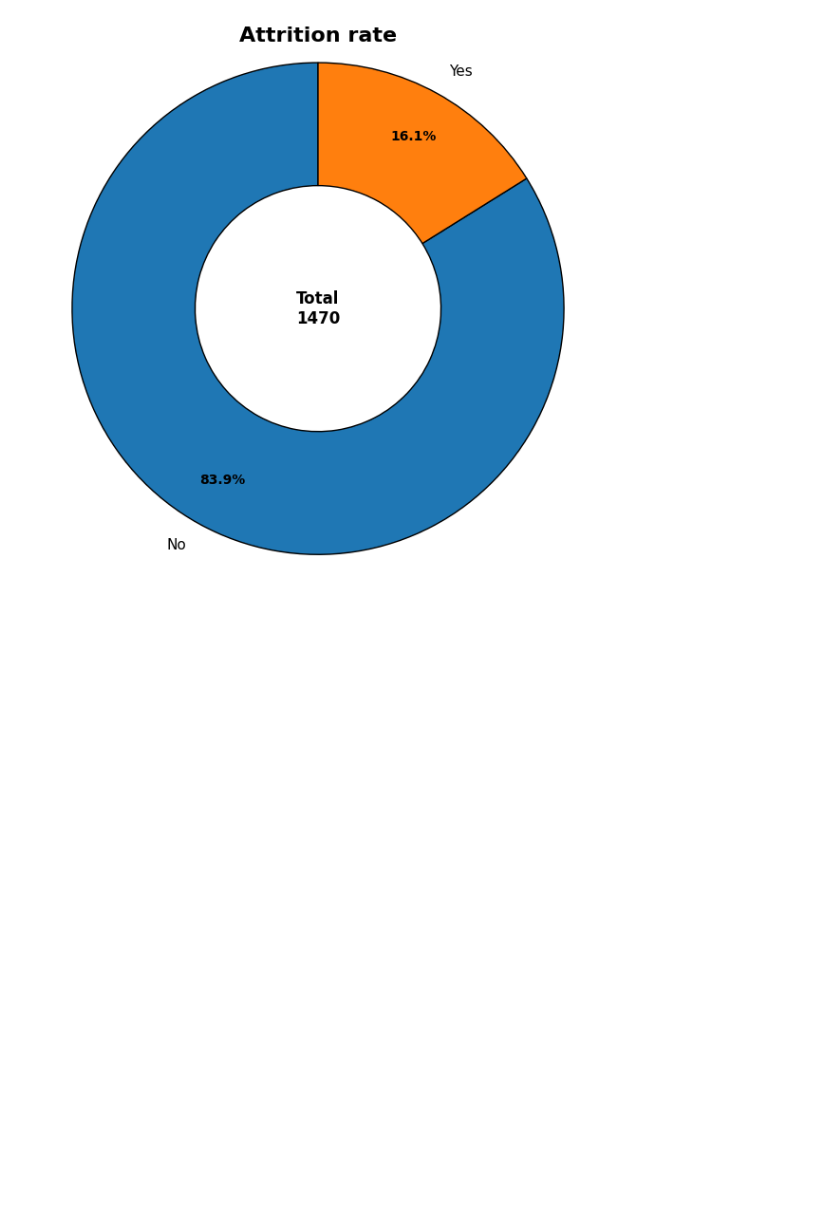
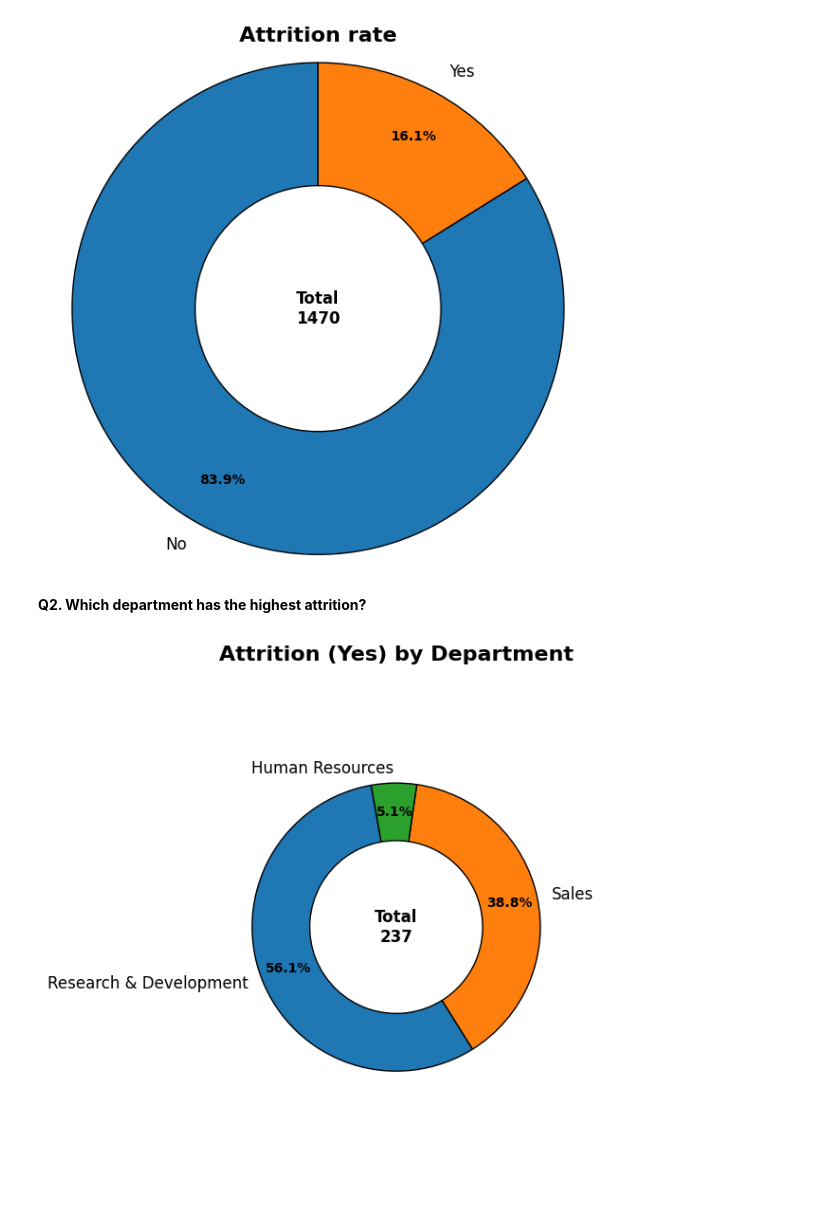
Before and after one commit to Abhaypanchal5/Data-Analytics-Portfolio, a Jupyter notebook: 04_End-To-End-Project/IBM Employee Analysis/NoteBook/IBM.ipynb, the cells around one changed output. Drawn from its saved outputs; the diff is of its cells as text; code cells hidden in the pictures; blank space fills up the shorter version.

```diff
--- a/04_End-To-End-Project/IBM Employee Analysis/NoteBook/IBM.ipynb
+++ b/04_End-To-End-Project/IBM Employee Analysis/NoteBook/IBM.ipynb
@@ -214,7 +214,7 @@ wedges, texts, autotexts = ax.pie(
 
 # Improve text styling
 for text in texts:
-    text.set_fontsize(11)
+    text.set_fontsize(12)
 
 for autotext in autotexts:
     autotext.set_fontsize(10)
@@ -231,3 +231,46 @@ plt.tight_layout()
 plt.show()
 # %% [output]
 [figure]
+# %% [markdown]
+**Q2. Which department has the highest attrition?**
+# %%
+df_Dep = (
+    df_copy.groupby('Department')['Attrition']
+    .value_counts()
+    .reset_index(name='count')
+)
+
+# Filter ONLY Yes attrition
+df_yes = df_Dep[df_Dep['Attrition'] == 'Yes'].sort_values(by='count', ascending=False)
+
+fig, ax = plt.subplots(figsize=(6,6))
+
+wedges, texts, autotexts = ax.pie(
+    df_yes['count'],
+    labels=df_yes['Department'],
+    autopct='%1.1f%%',
+    startangle=100,
+    radius=1.5,
+    wedgeprops={'width':0.6, 'edgecolor':'black'},
+    pctdistance=0.8   # better positioning
+)
+
+# Improve text styling
+for text in texts:
+    text.set_fontsize(12)
+
+for autotext in autotexts:
+    autotext.set_fontsize(10)
+    autotext.set_weight('bold')
+
+# Center text
+ax.text(0, 0, f"Total\n{df_yes['count'].sum()}",
+        ha='center', va='center', fontsize=12, weight='bold')
+
+ax.set_title("Attrition (Yes) by Department", fontsize=16, weight='bold')
+ax.axis('equal')
+
+plt.tight_layout()
+plt.show()
+# %% [output]
+[figure, added]
```
Also changed, not shown: parts of 8 cells of this notebook.
